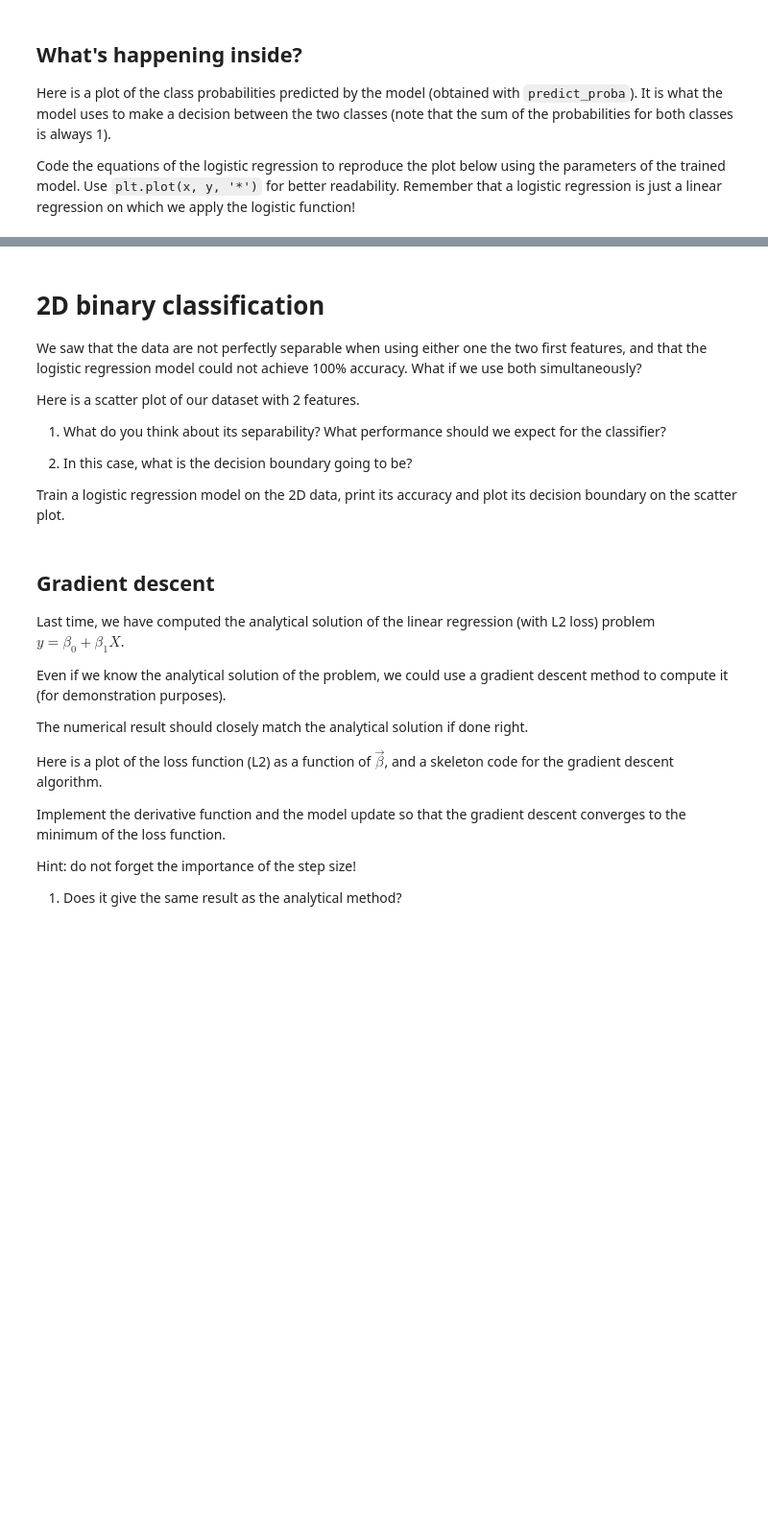
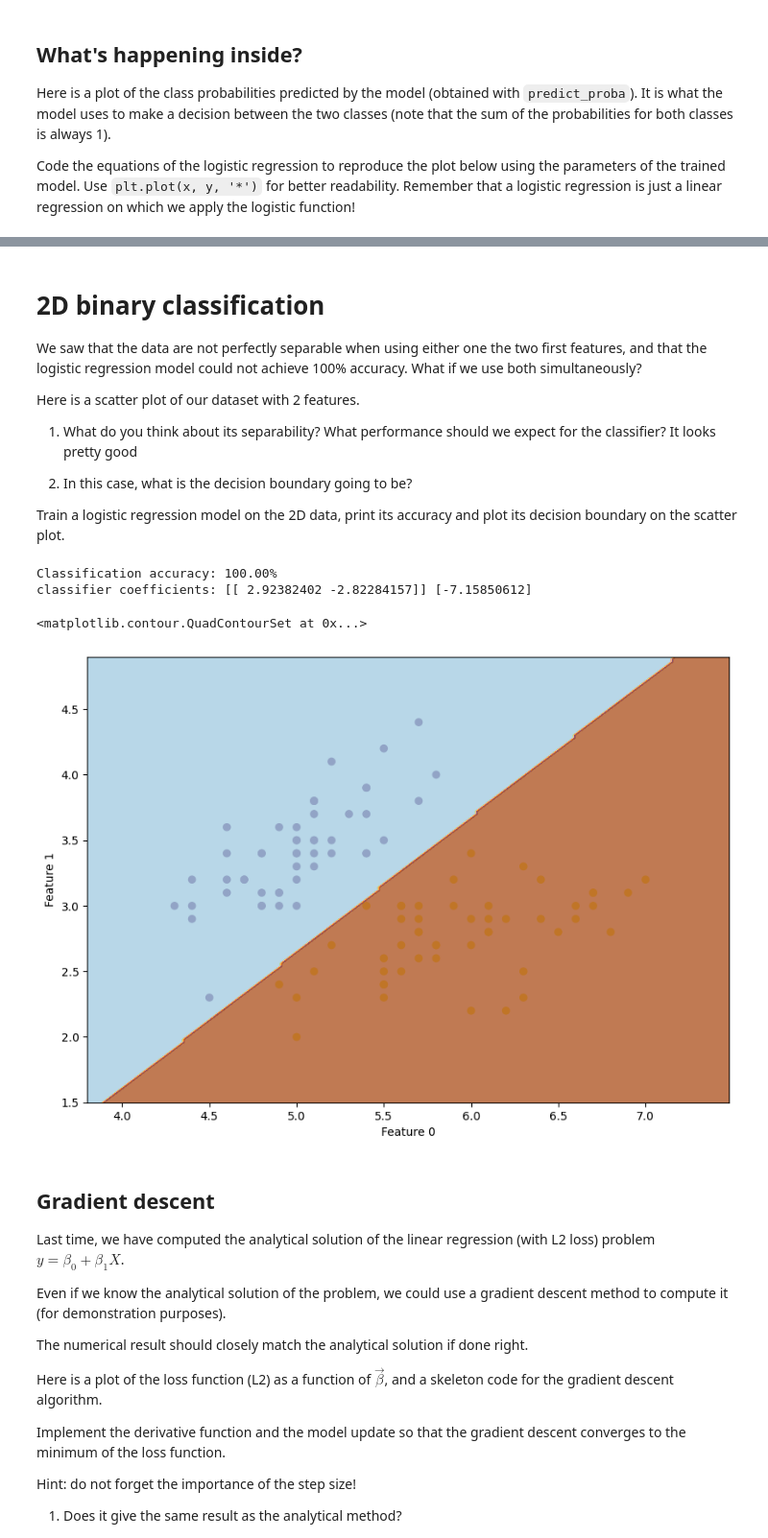
Before and after one commit to mike6942069420/EE311-AI, a Jupyter notebook: lab03/lab.ipynb, the cells around one changed output, grey strips where cells are left out. Shown at 96% size. Cells and saved outputs as stored; diff of their text form; code cells hidden in the pictures; blank space fills up the shorter version.

```diff
--- a/lab03/lab.ipynb
+++ b/lab03/lab.ipynb
@@ -142,7 +190,7 @@ We saw that the data are not perfectly separable when using either one the two f
 
 Here is a scatter plot of our dataset with 2 features.
 
-1. What do you think about its separability? What performance should we expect for the classifier?
+1. What do you think about its separability? What performance should we expect for the classifier? It looks pretty good
 
 2. In this case, what is the decision boundary going to be?
 
@@ -150,15 +198,34 @@ Train a logistic regression model on the 2D data, print its accuracy and plot it
 # %%
 plt.figure(figsize=(10, 7))
 plt.scatter(data_X[:, 0], data_X[:, 1], c=data_y)
 plt.xlabel('Feature 0')
 plt.ylabel('Feature 1')
 
 # Keep the 2 first features of the dataset
 X_train_2D = X_train[:, 0:2]
 X_test_2D = X_test[:, 0:2]
 
 ###############################################
 # Here you go!
+
+classifier = LogisticRegression().fit(X_train_2D, y_train)
+accuracy = classifier.score(X_test_2D, y_test)
+print('Classification accuracy: {:.2f}%'.format(accuracy * 100))
+print('classifier coefficients:', classifier.coef_, classifier.intercept_)
+
+# Plot the decision boundary
+x_min, x_max = data_X[:, 0].min() - .5, data_X[:, 0].max() + .5
+y_min, y_max = data_X[:, 1].min() - .5, data_X[:, 1].max() + .5
+h = .02  # step size in the mesh
+xx, yy = np.meshgrid(np.arange(x_min, x_max, h), np.arange(y_min, y_max, h))
+Z = classifier.predict(np.c_[xx.ravel(), yy.ravel()])
+Z = Z.reshape(xx.shape)
+plt.contourf(xx, yy, Z, cmap=plt.cm.Paired, alpha=0.8)
+# %% [output]
+Classification accuracy: 100.00%
+classifier coefficients: [[ 2.92382402 -2.82284157]] [-7.15850612]
+<matplotlib.contour.QuadContourSet at 0x...>
+[figure, added]
 # %% [markdown]
 ## Gradient descent
 
```
Also changed, not shown: parts of 11 cells of this notebook, 2 other files.
